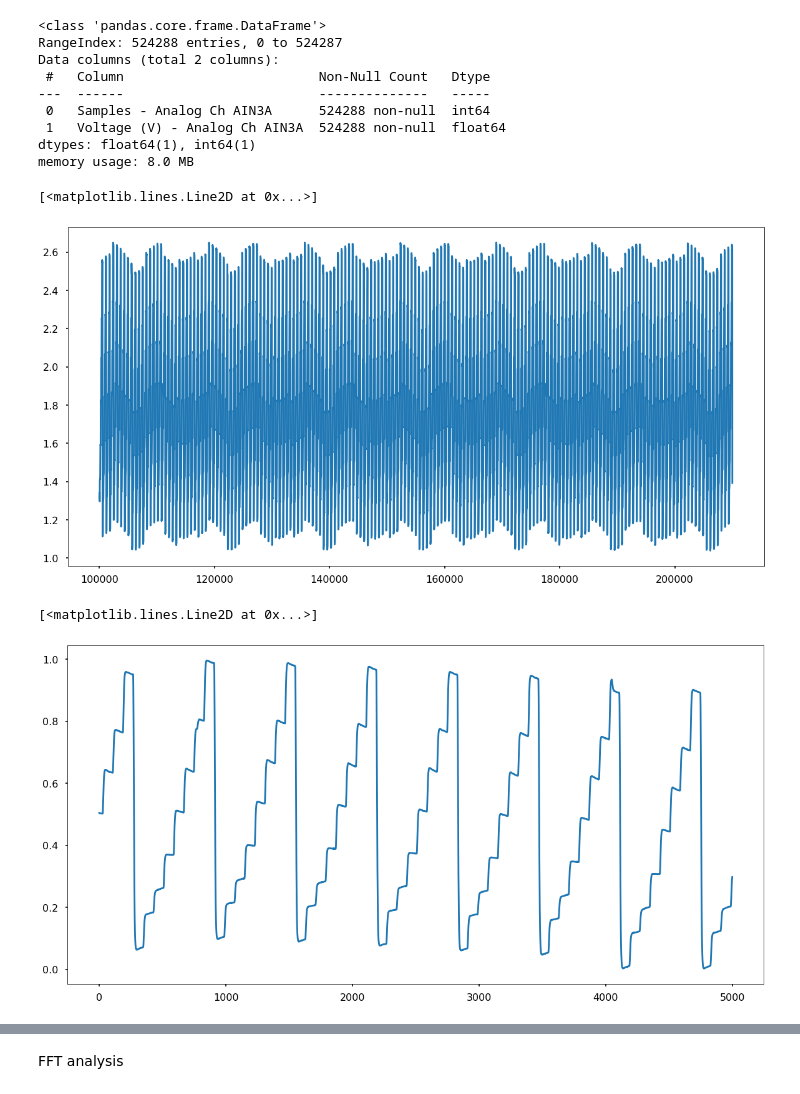
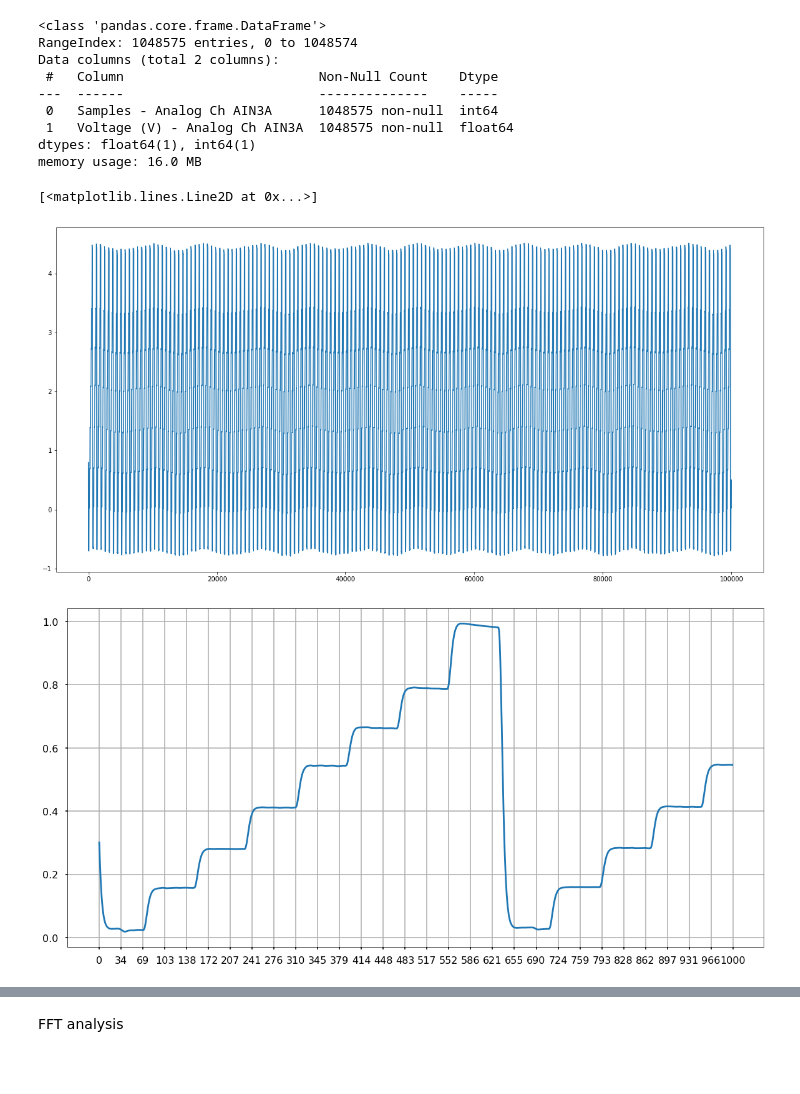
Before and after one commit to LongNguyen1984/TimeSeriesWithPython, a Jupyter notebook: VLCmulti_levels.ipynb, the cells around one changed output, grey strips where cells are left out. Cells and saved outputs as stored; diff of their text form; code cells hidden in the pictures; blank space fills up the shorter version.

```diff
--- a/VLCmulti_levels.ipynb
+++ b/VLCmulti_levels.ipynb
@@ -3,27 +3,28 @@
 # %%
 import pandas as pd
 
-data = pd.read_excel('data_5.xlsx')
+#data = pd.read_excel('data_5.xlsx')
+data = pd.read_csv('data_5.csv')
 # %%
 data.info()
 # %% [output]
 <class 'pandas.core.frame.DataFrame'>
-RangeIndex: 524288 entries, 0 to 524287
+RangeIndex: 1048575 entries, 0 to 1048574
 Data columns (total 2 columns):
- #   Column                         Non-Null Count   Dtype
----  ------                         --------------   -----
- 0   Samples - Analog Ch AIN3A      524288 non-null  int64
- 1   Voltage (V) - Analog Ch AIN3A  524288 non-null  float64
+ #   Column                         Non-Null Count    Dtype
+---  ------                         --------------    -----
+ 0   Samples - Analog Ch AIN3A      1048575 non-null  int64
+ 1   Voltage (V) - Analog Ch AIN3A  1048575 non-null  float64
 dtypes: float64(1), int64(1)
-memory usage: 8.0 MB
+memory usage: 16.0 MB
 # %%
 import matplotlib.pyplot as plt
 
 plt.figure(figsize=(20,10))
-plt.plot(data['Voltage (V) - Analog Ch AIN3A'][100000:210000])
+plt.plot(data['Voltage (V) - Analog Ch AIN3A'][0:100000])
 # %% [output]
 [<matplotlib.lines.Line2D at 0x...>]
-[figure, old version]
+[figure, new version]
 # %%
 from sklearn.preprocessing import MinMaxScaler
 import numpy as np
@@ -35,10 +36,12 @@ volt_df=pd.DataFrame(data,
 volt_norm = scaler.fit_transform(np.array(volt_df).reshape(-1,1))
 # %%
 plt.figure(figsize=(20,10))
-plt.plot(volt_norm[35000:40000])
+L1, L2 = 0, 1000
+plt.plot(volt_norm[L1:L2])
+plt.xticks( np.linspace(0, L2-L1, 30) )
+plt.grid()
 # %% [output]
-[<matplotlib.lines.Line2D at 0x...>]
-[figure, old version]
+[figure, new version]
 # %%
 plt.hist(volt_norm, bins=[0. , 0.12, 0.205 , 0.28, 0.485  , 0.61, 0.725 , 0.875, 1.])
 # %% [output]
```
Also changed, not shown: parts of 19 cells of this notebook.
